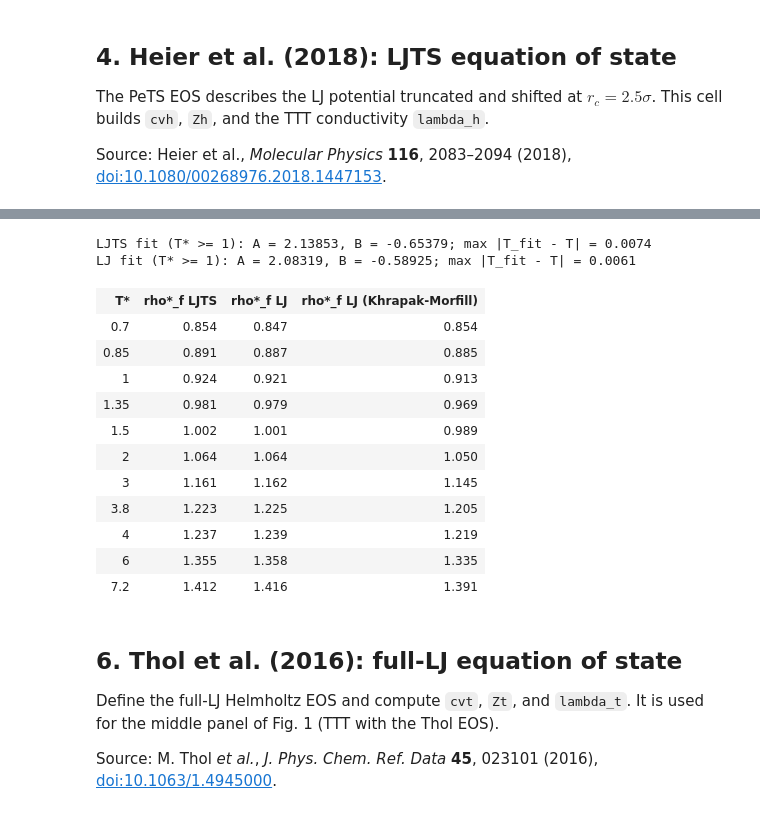
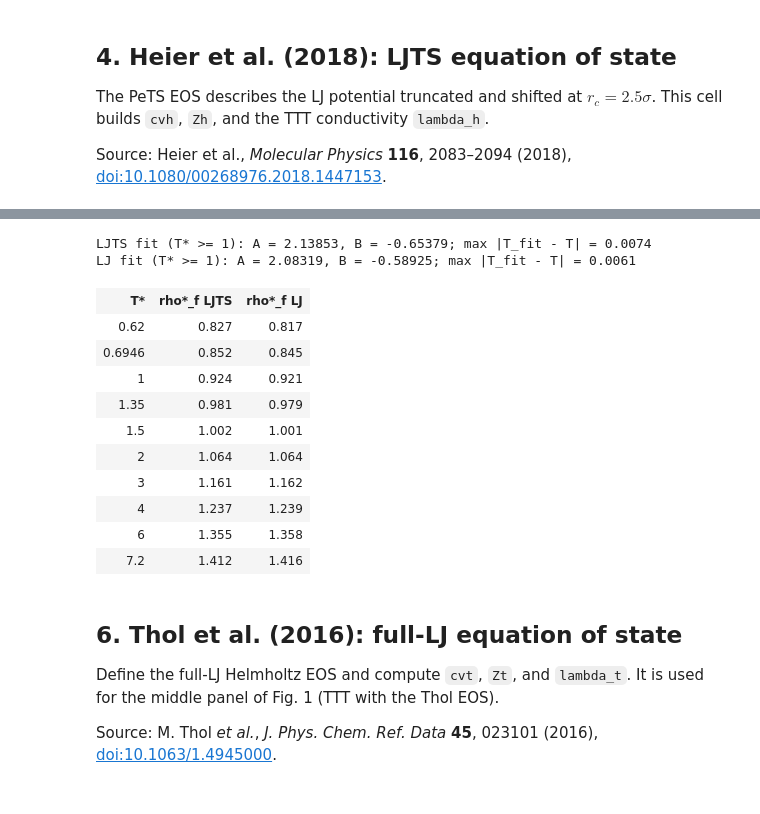
Before and after one commit to mlhoyuelos-cyber/sage-binder-env, a Jupyter notebook: notebooks/TTT_LJ_supplementary.ipynb, the cells around one changed output, grey strips where cells are left out. Cells and saved outputs as stored; diff of their text form; code cells hidden in the pictures.

```diff
--- a/notebooks/TTT_LJ_supplementary.ipynb
+++ b/notebooks/TTT_LJ_supplementary.ipynb
@@ -150,11 +144,6 @@ def rho_freezing(temperature, model='LJTS'):
     # Positive root of T = A rho^4 + B rho^2.
     x = (-d['B'] + math.sqrt(d['B']**2 + 4.*d['A']*t))/(2.*d['A'])
     return math.sqrt(x)
-
-def rho_freezing_khrapak_morfill(temperature):
-    # Full LJ: T = 2.29 rho^4 - 0.71 rho^2 (Khrapak & Morfill 2011), for comparison only.
-    t = float(temperature)
-    return math.sqrt((0.71 + math.sqrt(0.71**2 + 4.*2.29*t))/(2.*2.29))
 
 def conductivity_function(expression):
     # Fast (rho, T) evaluator. For the Lafitte EOS, the BH diameter and its T-derivatives
@@ -185,49 +174,47 @@ def _freezing_locus(conductivity_key, model, xmax, ymax, dT):
     d = FREEZING_DATA[model]
     t, locus = d['t_triple'], []
     while True:
         r = rho_freezing(t, model)
         l = float(conductivity_rT(r, t))
         if locus and (l >= ymax or r >= xmax):
             (r0, l0) = locus[-1]
             s = min((ymax - l0)/(l - l0) if l >= ymax else 1., (xmax - r0)/(r - r0) if r >= xmax else 1.)
             locus.append((r0 + s*(r - r0), l0 + s*(l - l0)))
             return tuple(locus)
         locus.append((r, l))
         t += dT
 
 _LOCUS_FUNCTIONS = {}
 def freezing_region(conductivity_key, conductivity_rT, model, xmax=XMAX, ymax=YMAX, dT=0.005):
     # Gray region on the high-density side of the freezing locus, closed vertically at rho_f(T_t).
     _LOCUS_FUNCTIONS[conductivity_key] = conductivity_rT
     locus = list(_freezing_locus(conductivity_key, model, float(xmax), float(ymax), float(dT)))
     outline = [(locus[0][0], 0)] + locus + [(xmax, locus[-1][1]), (xmax, 0)]
     region = polygon(outline, color='lightgray', alpha=0.7, zorder=0,
                      legend_label='beyond freezing')
     region += line(locus, color='gray', thickness=1, zorder=1)
     return region
 
 for _model, _d in FREEZING_DATA.items():
     print('%s fit (T* >= 1): A = %.5f, B = %.5f; max |T_fit - T| = %.4f'
           % (_model, _d['A'], _d['B'], _d['max_dT']))
-show(table([[format(float(t), 'g'), '%.3f' % rho_freezing(t, 'LJTS'), '%.3f' % rho_freezing(t, 'LJ'),
-             '%.3f' % rho_freezing_khrapak_morfill(t)]
-            for t in [0.7, 0.85, 1, 1.35, 1.5, 2, 3, 3.8, 4, 6, 7.2]],
-           header_row=['T*', 'rho*_f LJTS', 'rho*_f LJ', 'rho*_f LJ (Khrapak-Morfill)']))
+show(table([[format(float(t), 'g'), '%.3f' % rho_freezing(t, 'LJTS'), '%.3f' % rho_freezing(t, 'LJ')]
+            for t in [0.62, 0.6946, 1, 1.35, 1.5, 2, 3, 4, 6, 7.2]],
+           header_row=['T*', 'rho*_f LJTS', 'rho*_f LJ']))
 # %% [output]
 LJTS fit (T* >= 1): A = 2.13853, B = -0.65379; max |T_fit - T| = 0.0074
 LJ fit (T* >= 1): A = 2.08319, B = -0.58925; max |T_fit - T| = 0.0061
-| T* | rho*_f LJTS | rho*_f LJ | rho*_f LJ (Khrapak-Morfill) |
-| 0.7 | 0.854 | 0.847 | 0.854 |
-| 0.85 | 0.891 | 0.887 | 0.885 |
-| 1 | 0.924 | 0.921 | 0.913 |
-| 1.35 | 0.981 | 0.979 | 0.969 |
-| 1.5 | 1.002 | 1.001 | 0.989 |
-| 2 | 1.064 | 1.064 | 1.050 |
-| 3 | 1.161 | 1.162 | 1.145 |
-| 3.8 | 1.223 | 1.225 | 1.205 |
-| 4 | 1.237 | 1.239 | 1.219 |
-| 6 | 1.355 | 1.358 | 1.335 |
-| 7.2 | 1.412 | 1.416 | 1.391 |
+| T* | rho*_f LJTS | rho*_f LJ |
+| 0.62 | 0.827 | 0.817 |
+| 0.6946 | 0.852 | 0.845 |
+| 1 | 0.924 | 0.921 |
+| 1.35 | 0.981 | 0.979 |
+| 1.5 | 1.002 | 1.001 |
+| 2 | 1.064 | 1.064 |
+| 3 | 1.161 | 1.162 |
+| 4 | 1.237 | 1.239 |
+| 6 | 1.355 | 1.358 |
+| 7.2 | 1.412 | 1.416 |
 # %% [markdown]
 ## 6. Thol et al. (2016): full-LJ equation of state
 
```
Also changed, not shown: parts of 10 cells of this notebook.
